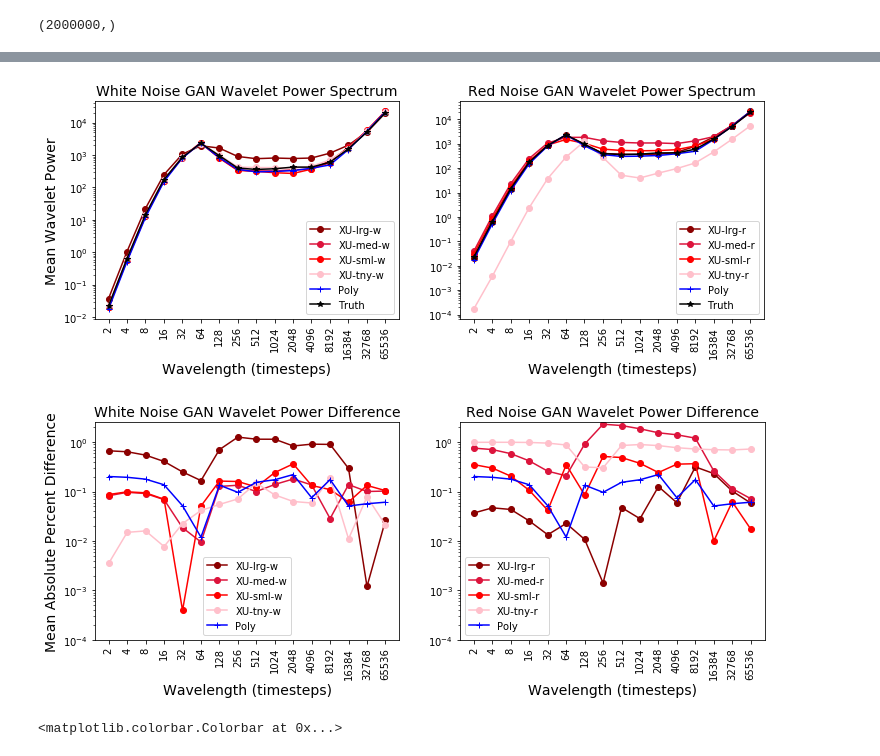
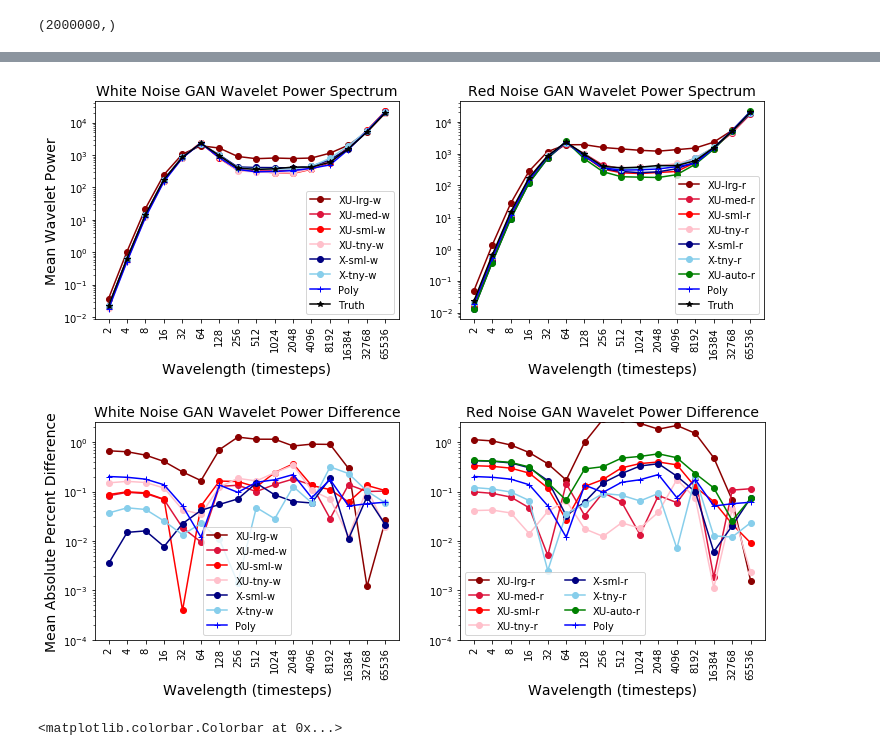
Before and after one commit to djgagne/lorenz_gan, a Jupyter notebook: notebooks/wavelets.ipynb, the cells around one changed output, grey strips where cells are left out. Saved outputs shown, nothing was run; the diff lists cells and outputs as text; code cells hidden in the pictures.

Commit message:
Updated config files

```diff
--- a/notebooks/wavelets.ipynb
+++ b/notebooks/wavelets.ipynb
@@ -19,7 +19,7 @@ from sklearn.preprocessing import StandardScaler
 # %% [output]
 Using TensorFlow backend.
 # %%
-gan_index = [100, 101, 102, 103, 202, 203, 700, 701, 702, 703, 801, 802, 803]
+gan_index = [100, 101, 102, 103, 202, 203, 700, 701, 702, 703, 802, 803, 900]
 #gan_index = [700, 701, 702, 703, 801, 802, 803]
 gan_ds = {}
 gan_ds_w = {}
@@ -281,0 +293,17 @@ Index(['x_index', 'step', 'time', 'u_scale', 'X_t', 'Ux_t', 'Ux_t+1'], dtype='ob
+# %%
+plt.figure(figsize=(8, 5))
+bins = np.arange(-15, 20, 0.1)
+for gi in [703, 803]:
+    _ = plt.hist(gan_ds[gi]["u"][:, 0], bins=bins, histtype="step", color=gan_index_color[gi], label=str(gi))
+
+_ = plt.hist(gan_ds[102]["u"][:, 0], bins=bins, histtype="step", color='blue', label="102")
+_ = plt.hist(poly["u"][:, 0], bins=bins, histtype="step", color='green', label="poly")
+
+_ = plt.hist(truth_ts["Ux_t+1"][:2000000], bins=bins, histtype="step", color='black', label="truth", lw=3)
+#plt.gca().set_yscale("log")
+#_ = plt.hist(truth["lorenz_u"][l_start:l_end, 0], bins=bins, histtype="step", color='k', label="truth")
+plt.legend(ncol=3)
+plt.xlabel("U")
+plt.ylabel("Frequency")
+plt.title("GAN U Distributions")
+plt.savefig("gan_clim_700_800_series_u.png", dpi=200, bbox_inches="tight")
@@ -347,7 +381,7 @@ plt.savefig("hov_gan_100_u.png", dpi=200, bbox_inches="tight")
 [figure]
 # %%
 plt.figure(figsize=(15, 5))
-for g, gi in enumerate([700, 701, 702, 703]):
+for g, gi in enumerate([700, 701, 702, 900]):
     plt.subplot(1, 5, g + 1)
     plt.pcolormesh(gan_ds[gi]["u"][:1000], vmin=-20, vmax=20, cmap="RdBu_r")
     plt.title("GAN {0:d} U".format(gi))
@@ -519,9 +588,10 @@ wout_truth = cwt(truth["lorenz_x"][l_start:l_end, 0], ricker, 2 ** widths)
 # %%
 plt.figure(figsize=(12, 4))
 plt.subplot(1, 2, 1)
-colors =["darkred", "crimson", "red", "pink"]
-gan_configs = ["XU-lrg-w", "XU-med-w","XU-sml-w", "XU-tny-w", "XU-lrg-r", "XU-med-r", "XU-sml-r", "XU-tny-r"]
-for i in range(4):
+colors =["darkred", "crimson", "red", "pink", "navy", "skyblue", "green"]
+gan_configs = ["XU-lrg-w", "XU-med-w","XU-sml-w", "XU-tny-w", "X-sml-w", "X-tny-w",
+               "XU-lrg-r", "XU-med-r", "XU-sml-r", "XU-tny-r", "X-sml-r", "X-tny-r", "XU-auto-r"]
+for i in range(6):
     plt.plot(widths, np.mean(wavelets[i] ** 2, axis=1), marker='o', color=colors[i], label=gan_configs[i])
 plt.plot(widths, np.mean(wout_poly ** 2, axis=1), marker='+', color="blue", label="Poly")
 plt.plot(widths, np.mean(wout_truth ** 2, axis=1), marker='*', color='k', label="Truth")
@@ -533,8 +603,8 @@ plt.xlabel("Wavelength (timesteps)", fontsize=14)
 plt.ylabel("Mean Wavelet Power", fontsize=14)
 plt.title("White Noise GAN Wavelet Power Spectrum", fontsize=14)
 plt.subplot(1, 2, 2)
-for i in range(4, 8):
-    plt.plot(widths, np.mean(wavelets[i] ** 2, axis=1), marker='o', color=colors[i-4], label=gan_configs[i])
+for i in range(6, 13):
+    plt.plot(widths, np.mean(wavelets[i] ** 2, axis=1), marker='o', color=colors[i-6], label=gan_configs[i])
 plt.plot(widths, np.mean(wout_poly ** 2, axis=1), marker='+', color="blue", label="Poly")
 plt.plot(widths, np.mean(wout_truth ** 2, axis=1), marker='*', color='k', label="Truth")
 plt.xticks(widths, 2 ** widths, rotation=90)
@@ -546,37 +616,38 @@ plt.xlabel("Wavelength (timesteps)", fontsize=14)
 plt.savefig("gan_climate_wavelet_power.pdf", bbox_inches="tight")
 plt.savefig("gan_climate_wavelet_power.png", dpi=200, bbox_inches="tight")
 # %% [output]
-[figure, old version]
+[figure, new version]
 # %%
 plt.figure(figsize=(12, 4))
 plt.subplot(1, 2, 1)
-colors =["darkred", "crimson", "red", "pink"]
-gan_configs = ["XU-lrg-w", "XU-med-w","XU-sml-w", "XU-tny-w", "XU-lrg-r", "XU-med-r", "XU-sml-r", "XU-tny-r"]
+colors =["darkred", "crimson", "red", "pink", "navy", "skyblue", "green"]
+gan_configs = ["XU-lrg-w", "XU-med-w","XU-sml-w", "XU-tny-w", "X-sml-w", "X-tny-w",
+               "XU-lrg-r", "XU-med-r", "XU-sml-r", "XU-tny-r", "X-sml-r", "X-tny-r", "XU-auto-r"]
 truth_power = np.mean(wout_truth ** 2, axis=1)
-for i in range(4):
+for i in range(6):
     plt.plot(widths, np.abs(np.mean(wavelets[i] ** 2, axis=1) - truth_power) / truth_power, marker='o', color=colors[i], label=gan_configs[i])
 plt.plot(widths, np.abs(np.mean(wout_poly ** 2, axis=1) - truth_power) / truth_power, marker='+', color="blue", label="Poly")
 plt.xticks(widths, 2 ** widths, rotation=90)
 plt.ylim(0.0001, 2.5)
 plt.gca().set_yscale("log")
 plt.legend()
 plt.xlabel("Wavelength (timesteps)", fontsize=14)
 plt.ylabel("Mean Absolute Percent Difference", fontsize=14)
 plt.title("White Noise GAN Wavelet Power Difference", fontsize=14)
 plt.subplot(1, 2, 2)
-for i in range(4, 8):
-    plt.plot(widths, np.abs((np.mean(wavelets[i] ** 2, axis=1) - truth_power)) / truth_power, marker='o', color=colors[i-4], label=gan_configs[i])
+for i in range(6, 13):
+    plt.plot(widths, np.abs((np.mean(wavelets[i] ** 2, axis=1) - truth_power)) / truth_power, marker='o', color=colors[i-6], label=gan_configs[i])
 plt.plot(widths, np.abs(np.mean(wout_poly ** 2, axis=1) - truth_power) / truth_power, marker='+', color="blue", label="Poly")
 plt.xticks(widths, 2 ** widths, rotation=90)
 plt.ylim(0.0001, 2.5)
 plt.gca().set_yscale("log")
 plt.title("Red Noise GAN Wavelet Power Difference", fontsize=14)
-plt.legend()
+plt.legend(ncol=2)
 plt.xlabel("Wavelength (timesteps)", fontsize=14)
 plt.savefig("gan_climate_wavelet_power_diff.pdf", bbox_inches="tight")
 plt.savefig("gan_climate_wavelet_power_diff.png", dpi=200, bbox_inches="tight")
 # %% [output]
-[figure, old version]
+[figure, new version]
 # %%
 plt.pcolormesh(wout_truth, norm=LogNorm())
 plt.colorbar()
```
Also changed, not shown: parts of 17 cells of this notebook, 14 other files.
